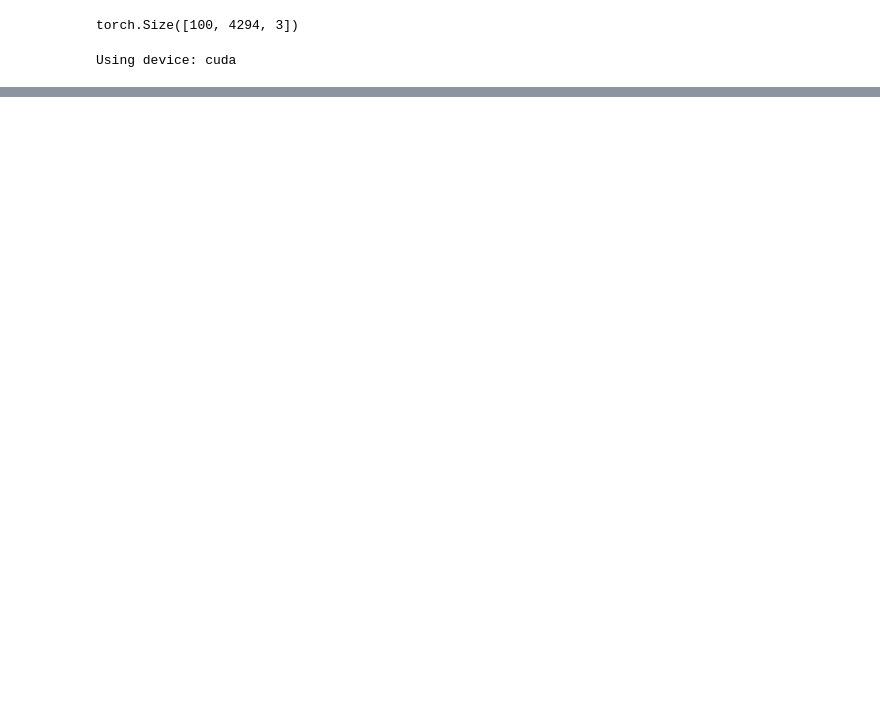
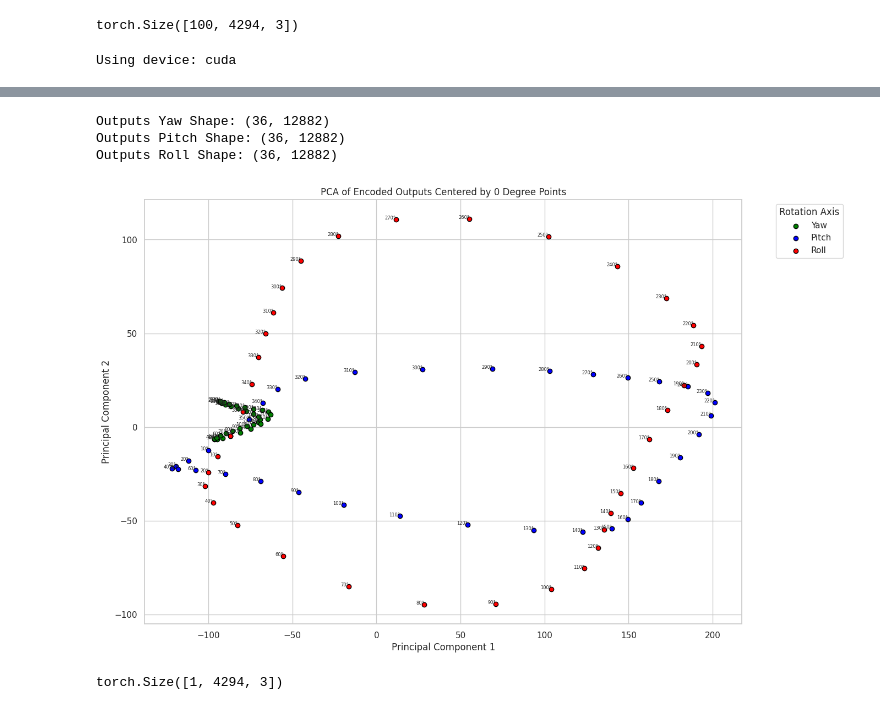
Before and after one commit to oliverkristianfritsche/6D_pose_estimation, a Jupyter notebook: examples/pointcloud_autencoder.ipynb, the cells around one changed output, grey strips where cells are left out. Drawn from its saved outputs; the diff is of its cells as text; code cells hidden in the pictures; blank space fills up the shorter version.

```diff
--- a/examples/pointcloud_autencoder.ipynb
+++ b/examples/pointcloud_autencoder.ipynb
@@ -128,0 +183,19 @@ KeyboardInterrupt:
+# %%
+#defi degree values from 0 to 360
+degree_values = np.arange(0, 360, 10)
+point_cloud_dataset_rotated_yaw = []
+point_cloud_dataset_rotated_pitch = []
+point_cloud_dataset_rotated_roll = []
+
+for degree in degree_values:
+    rotation_vector = np.array([0, np.radians(degree), 0])
+    transformation_matrix = build_transformation_matrix(rotation_vector, tranlation_vector)
+    point_cloud_dataset_rotated_yaw.append(transform_point_cloud_numpy(initial_pc, transformation_matrix))
+
+    rotation_vector = np.array([np.radians(degree), 0, 0])
+    transformation_matrix = build_transformation_matrix(rotation_vector, tranlation_vector)
+    point_cloud_dataset_rotated_pitch.append(transform_point_cloud_numpy(initial_pc, transformation_matrix))
+
+    rotation_vector = np.array([0, 0, np.radians(degree)])
+    transformation_matrix = build_transformation_matrix(rotation_vector, tranlation_vector)
+    point_cloud_dataset_rotated_roll.append(transform_point_cloud_numpy(initial_pc, transformation_matrix))
@@ -128,0 +223,52 @@ KeyboardInterrupt:
+# %%
+import numpy as np
+import matplotlib.pyplot as plt
+from sklearn.decomposition import PCA
+
+if len(outputs_yaw.shape) == 3:
+    outputs_yaw = outputs_yaw.reshape(outputs_yaw.shape[0], -1)
+    outputs_pitch = outputs_pitch.reshape(outputs_pitch.shape[0], -1)
+    outputs_roll = outputs_roll.reshape(outputs_roll.shape[0], -1)
+
+# Check shapes
+print('Outputs Yaw Shape:', outputs_yaw.shape)
+print('Outputs Pitch Shape:', outputs_pitch.shape)
+print('Outputs Roll Shape:', outputs_roll.shape)
+
+# Assuming 'outputs_yaw', 'outputs_pitch', 'outputs_roll' are already defined
+all_outputs = np.concatenate([outputs_yaw, outputs_pitch, outputs_roll], axis=0)
+
+# Identifying the 0-degree sample indices (first sample in each set)
+zero_degree_indices = [0, len(outputs_yaw), len(outputs_yaw) + len(outputs_pitch)]
+
+# Subtract the mean of the 0-degree samples from all samples
+zero_degree_mean = np.mean(all_outputs[zero_degree_indices, :], axis=0)
+all_outputs -= zero_degree_mean
+
+# Apply PCA
+pca = PCA(n_components=2)
+reduced_data = pca.fit_transform(all_outputs)
+
+# Prepare labels for plotting
+labels = ['Yaw'] * len(outputs_yaw) + ['Pitch'] * len(outputs_pitch) + ['Roll'] * len(outputs_roll)
+degrees = np.tile(degree_values, 3)  # Repeat degree_values for yaw, pitch, roll
+
+# Plotting
+plt.figure(figsize=(14, 10))
+colors = {'Roll': 'red', 'Yaw': 'green', 'Pitch': 'blue'}
+for i, label in enumerate(labels):
+    plt.scatter(reduced_data[i, 0], reduced_data[i, 1], label=label if i in zero_degree_indices else "",
+                color=colors[label], edgecolors='black')
+    plt.text(reduced_data[i, 0], reduced_data[i, 1], f"{int(degrees[i])}°", fontsize=6, ha='right')
+
+plt.title('PCA of Encoded Outputs Centered by 0 Degree Points')
+plt.xlabel('Principal Component 1')
+plt.ylabel('Principal Component 2')
+plt.legend(title="Rotation Axis", bbox_to_anchor=(1.05, 1), loc='upper left')
+plt.grid(True)
+plt.show()
+# %% [output]
+Outputs Yaw Shape: (36, 12882)
+Outputs Pitch Shape: (36, 12882)
+Outputs Roll Shape: (36, 12882)
+[figure, added]
@@ -128,0 +278,6 @@ KeyboardInterrupt:
+# %%
+#get shape of encoded output
+encoded_output = model.encode_only(point_cloud_dataset[:1].to(device))
+encoded_output.shape
+# %% [output]
+torch.Size([1, 4294, 3])
```
Also changed, not shown: parts of 11 cells of this notebook, 1 other file.
